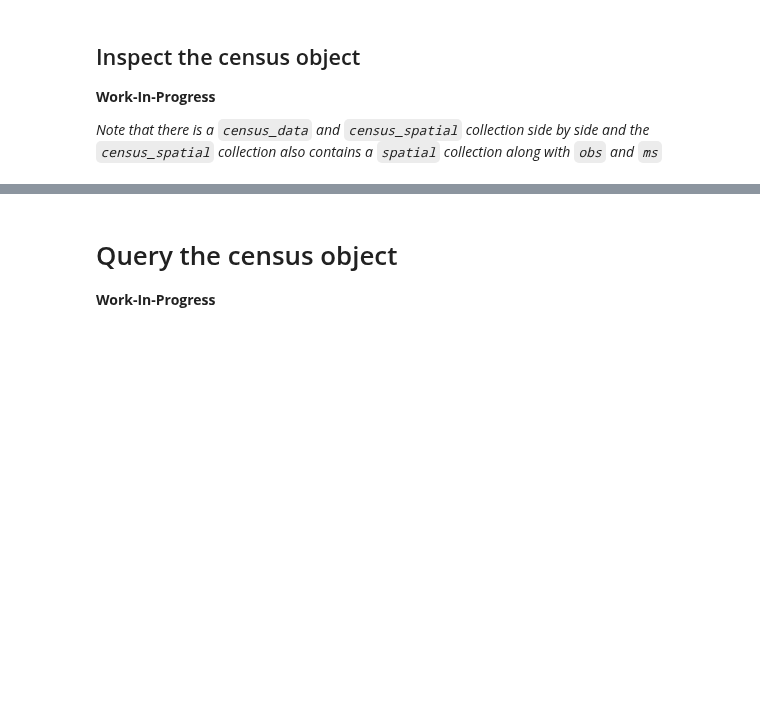
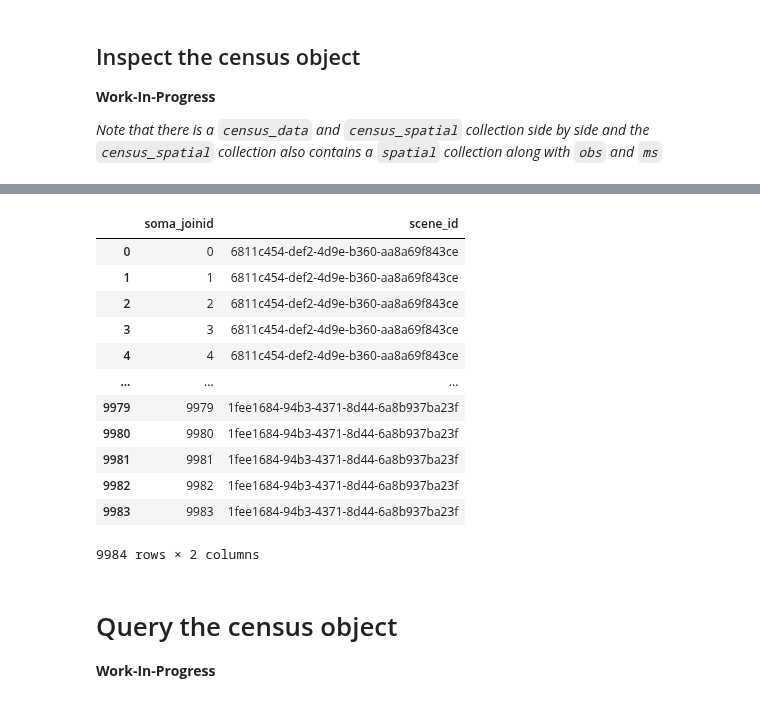
Before and after one commit to chanzuckerberg/cellxgene-census, a Jupyter notebook: tools/cellxgene_census_builder/spatial_dev_tools/census_spatial_dataset_ingest.ipynb, the cells around one changed output, grey strips where cells are left out. Drawn from its saved outputs; the diff is of its cells as text; code cells hidden in the pictures; blank space fills up the shorter version.

```diff
--- a/tools/cellxgene_census_builder/spatial_dev_tools/census_spatial_dataset_ingest.ipynb
+++ b/tools/cellxgene_census_builder/spatial_dev_tools/census_spatial_dataset_ingest.ipynb
@@ -162,3 +159,19 @@ soma_root_collection["census_spatial"]["homo_sapiens"]["spatial"]
+# %%
+soma_root_collection["census_spatial"]["homo_sapiens"]["obs_scene"].read().concat().to_pandas()
+# %% [output]
+|  | soma_joinid | scene_id |
+| 0 | 0 | 6811c454-def2-4d9e-b360-aa8a69f843ce |
+| 1 | 1 | 6811c454-def2-4d9e-b360-aa8a69f843ce |
+| 2 | 2 | 6811c454-def2-4d9e-b360-aa8a69f843ce |
+| 3 | 3 | 6811c454-def2-4d9e-b360-aa8a69f843ce |
+| 4 | 4 | 6811c454-def2-4d9e-b360-aa8a69f843ce |
+| ... | ... | ... |
+| 9979 | 9979 | 1fee1684-94b3-4371-8d44-6a8b937ba23f |
+| 9980 | 9980 | 1fee1684-94b3-4371-8d44-6a8b937ba23f |
+| 9981 | 9981 | 1fee1684-94b3-4371-8d44-6a8b937ba23f |
+| 9982 | 9982 | 1fee1684-94b3-4371-8d44-6a8b937ba23f |
+| 9983 | 9983 | 1fee1684-94b3-4371-8d44-6a8b937ba23f |
+9984 rows × 2 columns
 # %% [markdown]
 # Query the census object
 **Work-In-Progress**
```
Also changed, not shown: parts of 35 cells of this notebook, 1 other file.
